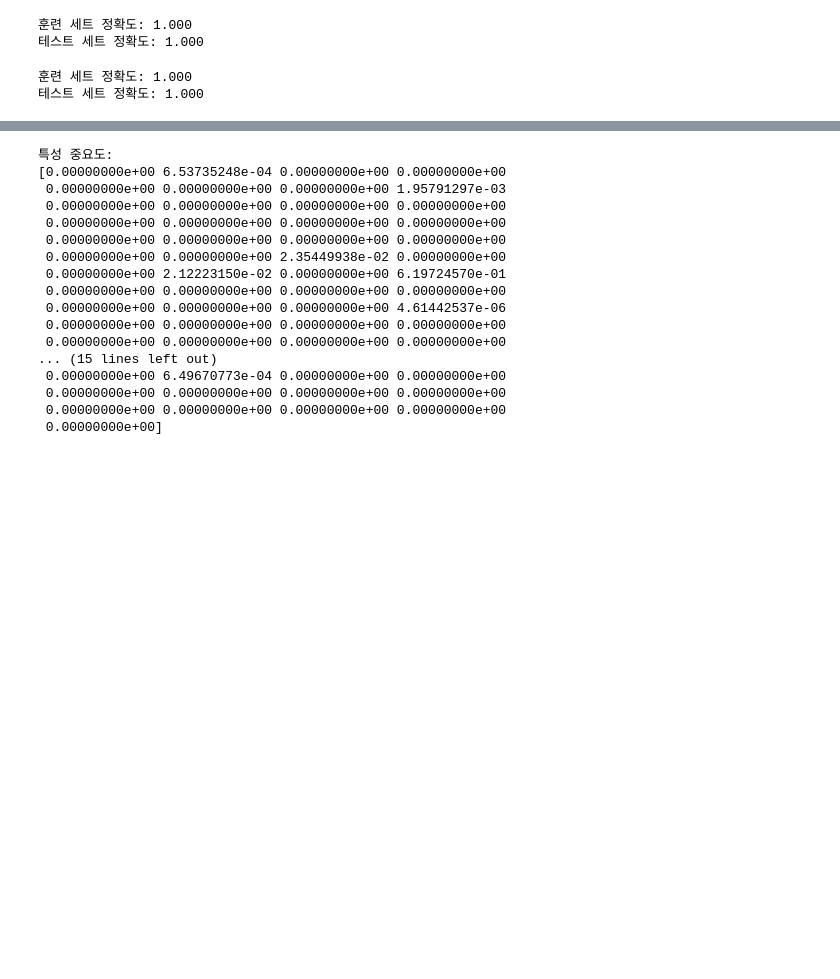
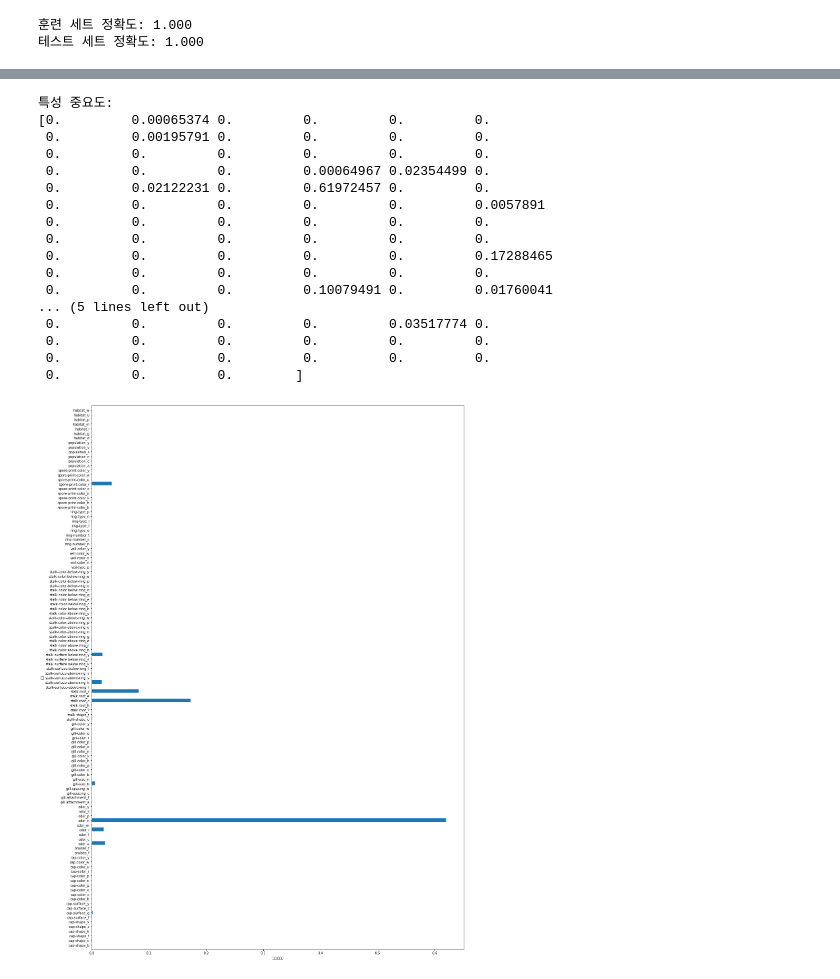
Before and after one commit to Data-Competition/Super-Mario, a Jupyter notebook: decision_tree.ipynb, the cells around one changed output, grey strips where cells are left out. Cells and saved outputs as stored; diff of their text form; code cells hidden in the pictures; blank space fills up the shorter version.

Commit message:
[feature]: limited decision tree dept

```diff
--- a/decision_tree.ipynb
+++ b/decision_tree.ipynb
@@ -74,17 +74,14 @@ print("테스트 세트 정확도: {:.3f}".format(model.score(X_test, y_test)))
 훈련 세트 정확도: 1.000
 테스트 세트 정확도: 1.000
 # %%
-tr = DecisionTreeClassifier(max_depth=4, random_state=0)
-gsearch = GridSearchCV(tr, parameters)
-gsearch.fit(X_train, y_train)
-model = gsearch.best_estimator_
-model
+# tr = DecisionTreeClassifier(max_depth=4, random_state=0)
+# gsearch = GridSearchCV(tr, parameters)
+# gsearch.fit(X_train, y_train)
+# model = gsearch.best_estimator_
+# model
 
-print("훈련 세트 정확도: {:.3f}".format(model.score(X_train, y_train)))
-print("테스트 세트 정확도: {:.3f}".format(model.score(X_test, y_test)))
+# print("훈련 세트 정확도: {:.3f}".format(model.score(X_train, y_train)))
+# print("테스트 세트 정확도: {:.3f}".format(model.score(X_test, y_test)))
-# %% [output]
-훈련 세트 정확도: 1.000
-테스트 세트 정확도: 1.000
 # %%
 import graphviz
 
@@ -101,19 +98,33 @@ graph
 print("특성 중요도:\n{}".format(model.feature_importances_))
 # %% [output]
 특성 중요도:
-[0.00000000e+00 6.53735248e-04 0.00000000e+00 0.00000000e+00
- 0.00000000e+00 0.00000000e+00 0.00000000e+00 1.95791297e-03
- 0.00000000e+00 0.00000000e+00 0.00000000e+00 0.00000000e+00
- 0.00000000e+00 0.00000000e+00 0.00000000e+00 0.00000000e+00
- 0.00000000e+00 0.00000000e+00 0.00000000e+00 0.00000000e+00
- 0.00000000e+00 0.00000000e+00 2.35449938e-02 0.00000000e+00
- 0.00000000e+00 2.12223150e-02 0.00000000e+00 6.19724570e-01
- 0.00000000e+00 0.00000000e+00 0.00000000e+00 0.00000000e+00
- 0.00000000e+00 0.00000000e+00 0.00000000e+00 4.61442537e-06
- 0.00000000e+00 0.00000000e+00 0.00000000e+00 0.00000000e+00
- 0.00000000e+00 0.00000000e+00 0.00000000e+00 0.00000000e+00
-... (15 lines left out)
- 0.00000000e+00 6.49670773e-04 0.00000000e+00 0.00000000e+00
- 0.00000000e+00 0.00000000e+00 0.00000000e+00 0.00000000e+00
- 0.00000000e+00 0.00000000e+00 0.00000000e+00 0.00000000e+00
- 0.00000000e+00]
+[0.         0.00065374 0.         0.         0.         0.
+ 0.         0.00195791 0.         0.         0.         0.
+ 0.         0.         0.         0.         0.         0.
+ 0.         0.         0.         0.00064967 0.02354499 0.
+ 0.         0.02122231 0.         0.61972457 0.         0.
+ 0.         0.         0.         0.         0.         0.0057891
+ 0.         0.         0.         0.         0.         0.
+ 0.         0.         0.         0.         0.         0.
+ 0.         0.         0.         0.         0.         0.17288465
+ 0.         0.         0.         0.         0.         0.
+ 0.         0.         0.         0.10079491 0.         0.01760041
+... (5 lines left out)
+ 0.         0.         0.         0.         0.03517774 0.
+ 0.         0.         0.         0.         0.         0.
+ 0.         0.         0.         0.         0.         0.
+ 0.         0.         0.        ]
+# %%
+def plot_feature_importances_mushroom(model):
+    n_features = x.shape[1]
+    plt.figure(figsize=(20, 30))
+    plt.barh(range(n_features), model.feature_importances_, align='center')
+    plt.yticks(np.arange(n_features), X_test.columns)
+    plt.xlabel("특성 중요도")
+    plt.ylabel("특성")
+    plt.ylim(-1, n_features)
+
+
+plot_feature_importances_mushroom(model)
+# %% [output]
+[figure, added]
```
Also changed, not shown: parts of 3 cells of this notebook, 2 other files.
